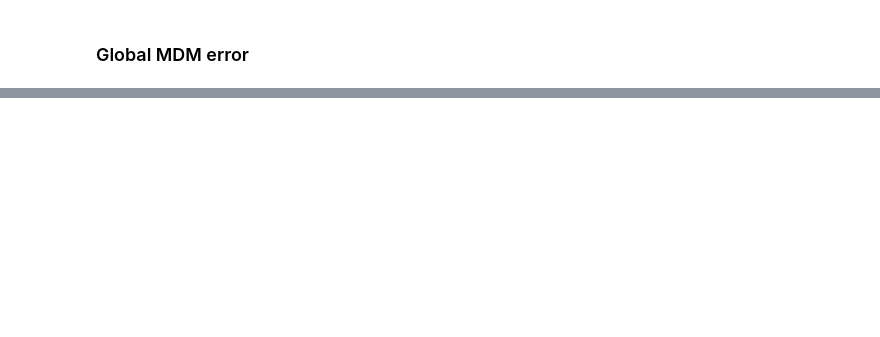
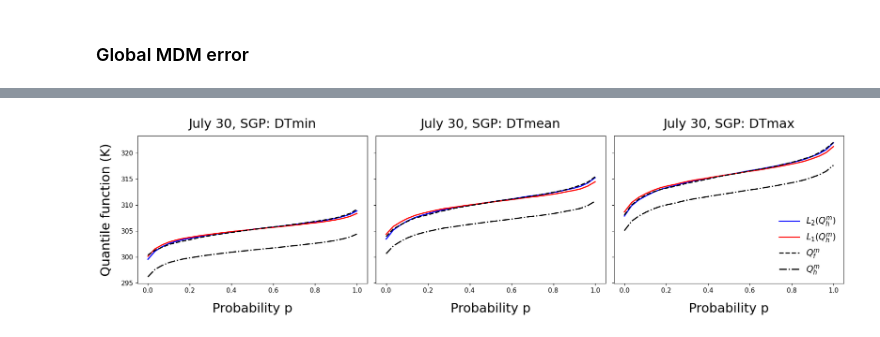
Before and after one commit to hrhampapura/moment_delta_mapping, a Jupyter notebook: notebooks/ncar_casper/03_sgp_global_lens2.ipynb, the cells around one changed output, grey strips where cells are left out. Cells and saved outputs as stored; diff of their text form; code cells hidden in the pictures; blank space fills up the shorter version.

```diff
--- a/notebooks/ncar_casper/03_sgp_global_lens2.ipynb
+++ b/notebooks/ncar_casper/03_sgp_global_lens2.ipynb
@@ -569,0 +540,64 @@ Wall time: 14.4 s
+# %%
+qsgp_mdm_emean_tmin   = xr.open_zarr(tmin_path +'qsgp_mdm_emean.zarr').tmin
+qsgp_shift_emean_tmin = xr.open_zarr(tmin_path +'qsgp_shift_emean.zarr').tmin
+qsgp_eoc_emean_tmin   = xr.open_zarr(tmin_path +'qsgp_eoc_emean.zarr').tmin
+qsgp_pi_emean_tmin    = xr.open_zarr(tmin_path +'qsgp_pi_emean.zarr').tmin
+#
+qsgp_mdm_emean_tmean   = xr.open_zarr(tmean_path +'qsgp_mdm_emean.zarr').tmean
+qsgp_shift_emean_tmean = xr.open_zarr(tmean_path +'qsgp_shift_emean.zarr').tmean
+qsgp_eoc_emean_tmean   = xr.open_zarr(tmean_path +'qsgp_eoc_emean.zarr').tmean
+qsgp_pi_emean_tmean    = xr.open_zarr(tmean_path +'qsgp_pi_emean.zarr').tmean
+#
+qsgp_mdm_emean_tmax   = xr.open_zarr(tmax_path +'qsgp_mdm_emean.zarr').tmax
+qsgp_shift_emean_tmax = xr.open_zarr(tmax_path +'qsgp_shift_emean.zarr').tmax
+qsgp_eoc_emean_tmax   = xr.open_zarr(tmax_path +'qsgp_eoc_emean.zarr').tmax
+qsgp_pi_emean_tmax    = xr.open_zarr(tmax_path +'qsgp_pi_emean.zarr').tmax
+# %%
+%%time
+import matplotlib.pyplot as plt
+
+# Define mapping of variable names to their data arrays
+variables = {
+    'DTmin': {
+        'L2': qsgp_mdm_emean_tmin,
+        'L1': qsgp_shift_emean_tmin,
+        'Forecast': qsgp_eoc_emean_tmin,
+        'Historical': qsgp_pi_emean_tmin
+    },
+    'DTmean': {
+        'L2': qsgp_mdm_emean_tmean,
+        'L1': qsgp_shift_emean_tmean,
+        'Forecast': qsgp_eoc_emean_tmean,
+        'Historical': qsgp_pi_emean_tmean
+    },
+    'DTmax': {
+        'L2': qsgp_mdm_emean_tmax,
+        'L1': qsgp_shift_emean_tmax,
+        'Forecast': qsgp_eoc_emean_tmax,
+        'Historical': qsgp_pi_emean_tmax
+    }
+}
+
+fig, axs = plt.subplots(1, 3, figsize=(18, 5), sharey=True)
+
+for ax, (var_name, data) in zip(axs, variables.items()):
+    ax.plot(quants, data['L2'], color='blue', label=r'$L_2(Q_h^m)$', lw=2)
+    ax.plot(quants, data['L1'], color='red', label=r'$L_1(Q_h^m)$', lw=2)
+    ax.plot(quants, data['Forecast'], 'k--', label=r'$Q_f^m$', lw=2)
+    ax.plot(quants, data['Historical'], 'k-.', label=r'$Q_h^m$', lw=2)
+
+    ax.set_title(f'July 30, SGP: {var_name}', fontweight=300, fontsize=22, y=1.03)
+    ax.set_xlabel('Probability p', fontweight=300, fontsize=22, labelpad=15)
+    ax.tick_params(axis='both', labelsize=11)
+
+    if ax is axs[0]:
+        ax.set_ylabel('Quantile function (K)', fontweight=300, fontsize=22, labelpad=15)
+
+
+# Add legend to the last subplot
+axs[-1].legend(loc='lower right', prop={'size': 15}, frameon=False, handlelength=2.29)
+
+plt.tight_layout()
+plt.show()
+# %% [output]
+[figure, added]
```
Also changed, not shown: parts of 22 cells of this notebook, 1 other file.
